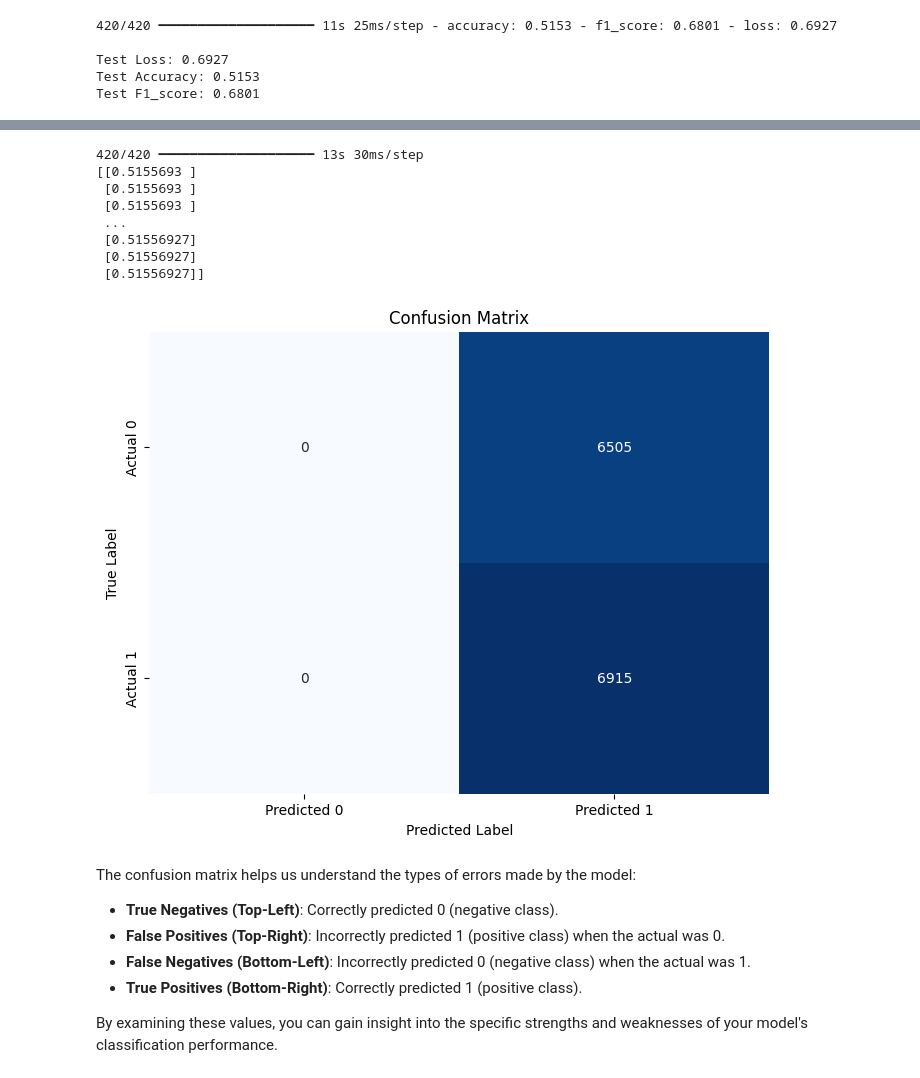
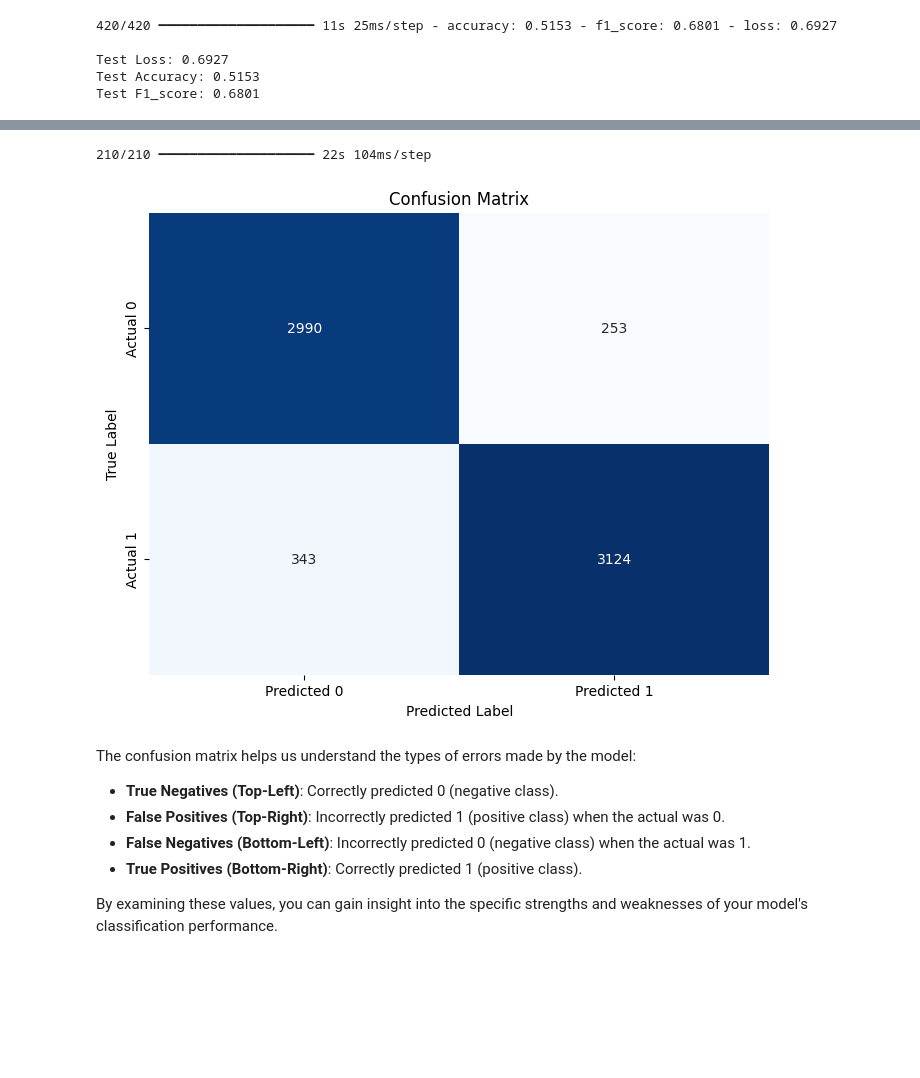
Before and after one commit to sheicksen/CISC483-EngageTactics, a Jupyter notebook: Truthseeker_RNN.ipynb, the cells around one changed output, grey strips where cells are left out. Cells and saved outputs as stored; diff of their text form; code cells hidden in the pictures; blank space fills up the shorter version.

Commit message:
Adjusted learning rate (no effect) Printing out information for debugging Changed LSTM -> Bidirectional(LSTM) (That did it omg) Saved model

````diff
--- a/Truthseeker_RNN.ipynb
+++ b/Truthseeker_RNN.ipynb
@@ -122,7 +135,7 @@ print("Cleaned entry:", X_cleaned[1])
 
 # Parameters for tokenization and padding
 VOCAB_SIZE = 10000  # Max number of words to keep, based on word frequency
-MAX_SEQUENCE_LENGTH = 300 # Max length of each tweet sequence
+MAX_SEQUENCE_LENGTH = 150 # Max length of each tweet sequence
 
 # Initialize tokenizer
 tokenizer = Tokenizer(num_words=VOCAB_SIZE, oov_token="<OOV>")
@@ -242,3 +258,28 @@ import gensim.models
 loaded_word2vec_model = gensim.models.KeyedVectors.load('word2vec-google-news-300.bin')
 embeddings_index = loaded_word2vec_model # for compatibility with existing code
 ```
+# %%
+import gensim.models
+import gensim.downloader as api
+import os # To check if file exists
+
+model_path = 'word2vec-google-news-300.bin'
+
+try:
+    loaded_word2vec_model = gensim.models.KeyedVectors.load(model_path)
+    print("Word2Vec model loaded from saved file.")
+except Exception as e:
+    # If loading fails, it might be due to a corrupted or incomplete file.
+    # Attempt to re-download the model.
+    print(f"Error loading saved Word2Vec model: {e}. Attempting to re-download.")
+    print("Downloading Word2Vec model. This may take a while...")
+    word2vec_model = api.load("word2vec-google-news-300")
+    print("Word2Vec model re-downloaded.")
+
+    # Save the re-downloaded model for future use
+    word2vec_model.save(model_path)
+    print(f"Word2Vec model re-saved to {model_path}")
+
+    loaded_word2vec_model = word2vec_model # Assign the re-downloaded model
+
+embeddings_index = loaded_word2vec_model # for compatibility with existing code
@@ -277,19 +329,21 @@ Shape of embedding matrix: (10000, 300)
 Now, we will modify the RNN model to use this pre-trained embedding matrix. We'll set `trainable=True` to allow for fine-tuning the embeddings on our specific dataset.
 # %%
 from tensorflow.keras.models import Sequential
-from tensorflow.keras.layers import Embedding, LSTM, Dense
+from tensorflow.keras.layers import Embedding, LSTM, Dense, Bidirectional
 from tensorflow.keras.callbacks import EarlyStopping
+from tensorflow.keras.optimizers import Adam
 
-# Define the LSTM model with pre-trained embeddings
+# Define the LSTM model with pre-trained embeddings, bidirectional so it analyzes tweet from both directions
 model_pretrained_embedding = Sequential([
     Embedding(VOCAB_SIZE, EMBEDDING_DIM, weights=[embedding_matrix], trainable=True),
-    LSTM(units=64),
+    Bidirectional(LSTM(units=64)),
     Dense(64, activation='relu'),
     Dense(1, activation='sigmoid')
 ])
 
-# Compile the model
-model_pretrained_embedding.compile(optimizer='adam', loss='binary_crossentropy', metrics=['accuracy', 'f1_score'])
+# Compile the model, adjusting how fast it learns through optimizer
+optimizer = Adam(learning_rate=0.01)
+model_pretrained_embedding.compile(optimizer=optimizer, loss='binary_crossentropy', metrics=['accuracy', 'f1_score'])
 
 # Print model summary
 model_pretrained_embedding.summary()
@@ -298,8 +352,8 @@ model_pretrained_embedding.summary()
 # It monitors 'val_loss' and stops if it doesn't improve for 3 consecutive epochs.
 # 'restore_best_weights' ensures the model keeps the weights from the epoch with the best validation loss.
 early_stopping = EarlyStopping(
-    monitor='val_loss',
-    patience=5,
+    monitor='val_accuracy',
+    patience=3,
     restore_best_weights=True,
     verbose=1
 )
@@ -449,36 +547,29 @@ Test F1_score: 0.6801
 # %%
 from sklearn.metrics import confusion_matrix
 import seaborn as sns
 import matplotlib.pyplot as plt
 
 # Generate predictions on the test data
-y_pred_probs = model.predict(padded_testing_sequences)
+y_pred_probs = model_pretrained_embedding.predict(padded_testing_sequences)
 
 # Convert probabilities to binary predictions (0 or 1)
 y_pred_binary = (y_pred_probs > 0.5).astype(int)
 
 # Compute the confusion matrix
 cm = confusion_matrix(y_test, y_pred_binary)
 
 # Plot the confusion matrix
 plt.figure(figsize=(8, 6))
 sns.heatmap(cm, annot=True, fmt='d', cmap='Blues', cbar=False,
             xticklabels=['Predicted 0', 'Predicted 1'],
             yticklabels=['Actual 0', 'Actual 1'])
 plt.xlabel('Predicted Label')
 plt.ylabel('True Label')
 plt.title('Confusion Matrix')
 plt.show()
 # %% [output]
-420/420 ━━━━━━━━━━━━━━━━━━━━ 13s 30ms/step
-[[0.5155693 ]
- [0.5155693 ]
- [0.5155693 ]
- ...
- [0.51556927]
- [0.51556927]
- [0.51556927]]
+210/210 ━━━━━━━━━━━━━━━━━━━━ 22s 104ms/step
-[figure, old version]
+[figure, new version]
 # %% [markdown]
 The confusion matrix helps us understand the types of errors made by the model:
 
````
Also changed, not shown: parts of 12 cells of this notebook.
